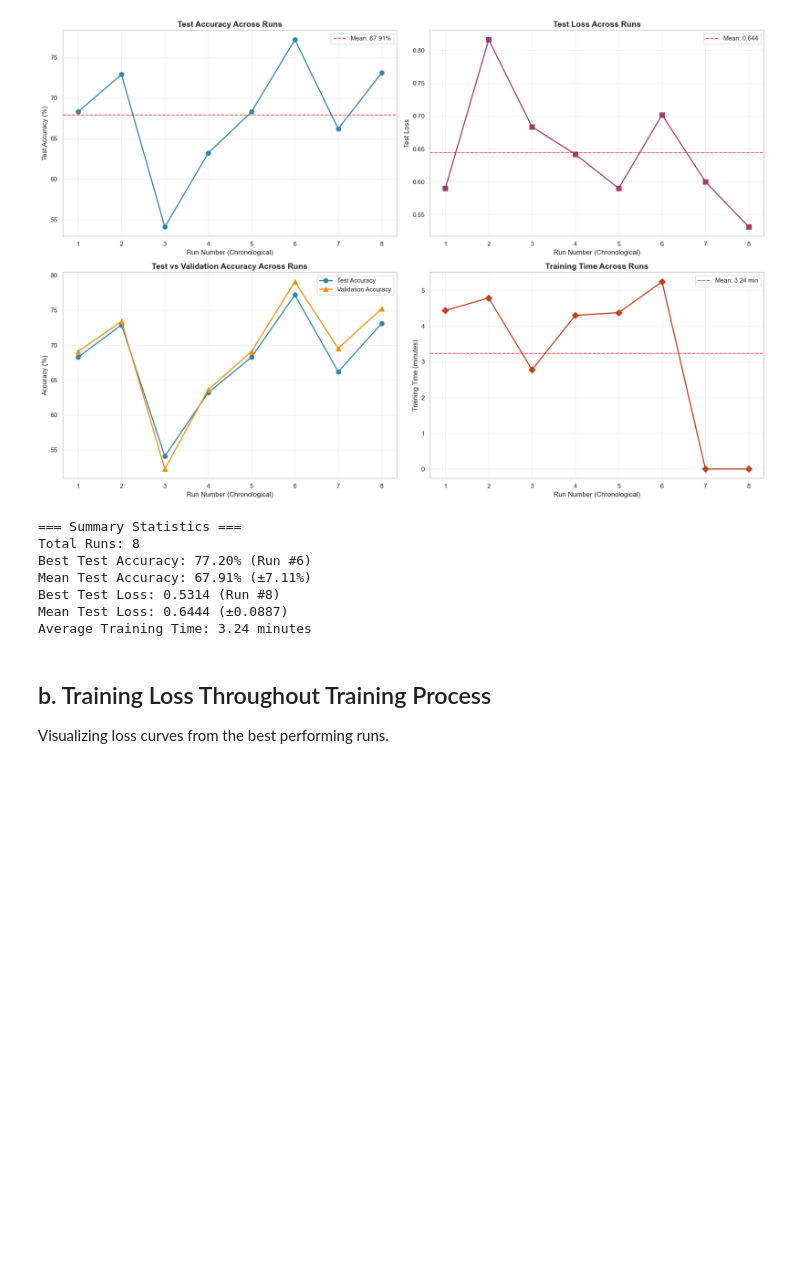
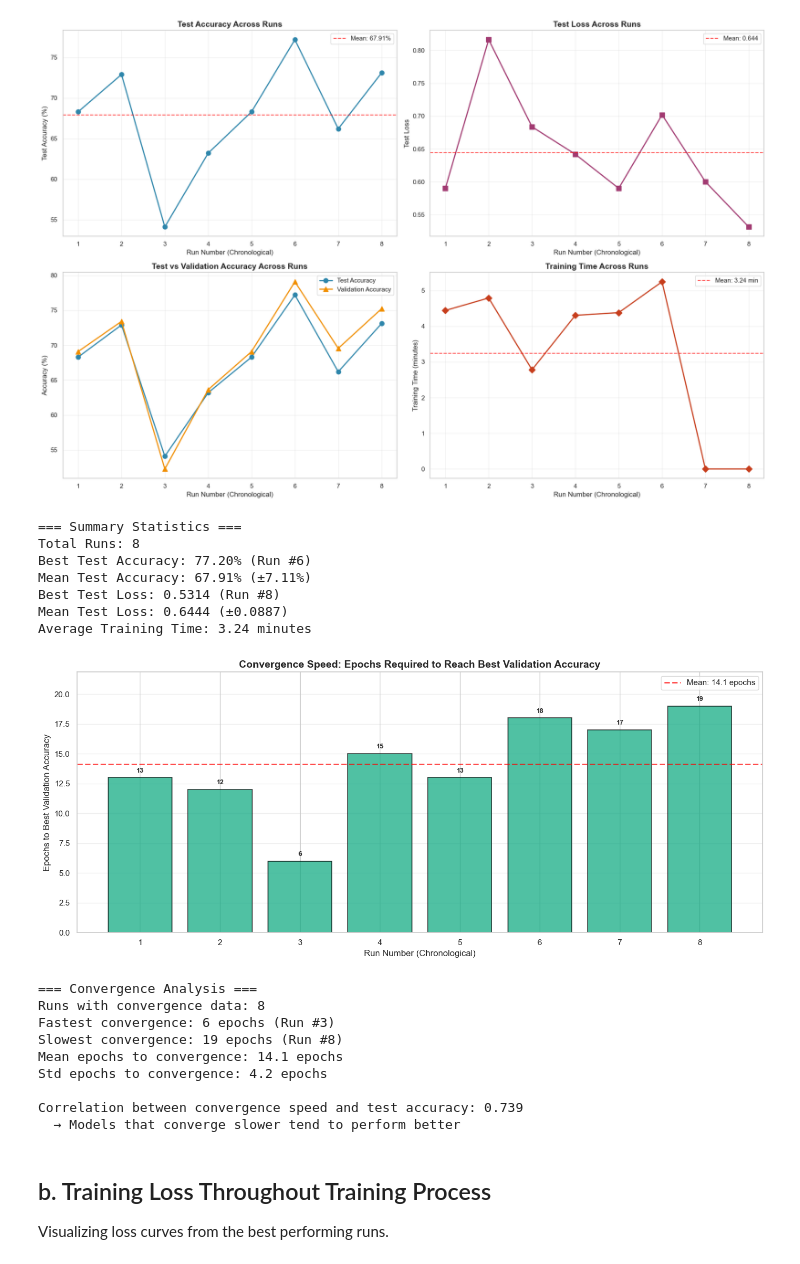
Before and after one commit to orimood/deep_hw_2, a Jupyter notebook: code/report_graphs.ipynb, the cells around one changed output. Saved outputs shown, nothing was run; the diff lists cells and outputs as text; code cells hidden in the pictures; blank space fills up the shorter version.

```diff
--- a/report_graphs.ipynb
+++ b/code/report_graphs.ipynb
@@ -156,6 +157,84 @@ Mean Test Accuracy: 67.91% (±7.11%)
 Best Test Loss: 0.5314 (Run #8)
 Mean Test Loss: 0.6444 (±0.0887)
 Average Training Time: 3.24 minutes
+# %%
+# Convergence Analysis: Epochs to Best Validation Accuracy
+fig, ax = plt.subplots(1, 1, figsize=(14, 6))
+
+# Filter runs with best_epoch data
+convergence_data = df_sorted[df_sorted['best_epoch'].notna()].copy()
+
+if not convergence_data.empty:
+    conv_run_numbers = [i+1 for i, idx in enumerate(df_sorted.index) if pd.notna(df_sorted.loc[idx, 'best_epoch'])]
+
+    # Plot epochs to convergence
+    bars = ax.bar(conv_run_numbers, convergence_data['best_epoch'],
+                   color='#06A77D', alpha=0.7, edgecolor='black', linewidth=1.2)
+
+    # Add value labels on bars
+    for i, (run_num, epochs) in enumerate(zip(conv_run_numbers, convergence_data['best_epoch'])):
+        ax.text(run_num, epochs + 0.3, f'{int(epochs)}',
+                ha='center', va='bottom', fontweight='bold', fontsize=9)
+
+    ax.set_xlabel('Run Number (Chronological)', fontsize=12)
+    ax.set_ylabel('Epochs to Best Validation Accuracy', fontsize=12)
+    ax.set_title('Convergence Speed: Epochs Required to Reach Best Validation Accuracy',
+                 fontsize=14, fontweight='bold')
+    ax.grid(True, alpha=0.3, axis='y')
+    ax.set_xticks(conv_run_numbers)
+
+    # Add mean line
+    mean_epochs = convergence_data['best_epoch'].mean()
+    ax.axhline(mean_epochs, color='red', linestyle='--', linewidth=2, alpha=0.7,
+               label=f'Mean: {mean_epochs:.1f} epochs')
+    ax.legend(fontsize=11)
+
+    # Set y-axis to start from 0
+    ax.set_ylim(0, convergence_data['best_epoch'].max() * 1.15)
+
+    plt.tight_layout()
+    plt.savefig('../results/convergence_speed.png', dpi=300, bbox_inches='tight')
+    plt.show()
+
+    # Print convergence statistics
+    print("\n=== Convergence Analysis ===")
+    print(f"Runs with convergence data: {len(convergence_data)}")
+    print(f"Fastest convergence: {convergence_data['best_epoch'].min():.0f} epochs (Run #{conv_run_numbers[convergence_data['best_epoch'].argmin()]})")
+    print(f"Slowest convergence: {convergence_data['best_epoch'].max():.0f} epochs (Run #{conv_run_numbers[convergence_data['best_epoch'].argmax()]})")
+    print(f"Mean epochs to convergence: {mean_epochs:.1f} epochs")
+    print(f"Std epochs to convergence: {convergence_data['best_epoch'].std():.1f} epochs")
+
+    # Show correlation between convergence speed and final performance
+    if len(convergence_data) > 2:
+        correlation = convergence_data[['best_epoch', 'test_acc']].corr().iloc[0, 1]
+        print(f"\nCorrelation between convergence speed and test accuracy: {correlation:.3f}")
+        if correlation < -0.3:
+            print("  → Models that converge faster tend to perform better")
+        elif correlation > 0.3:
+            print("  → Models that converge slower tend to perform better")
+        else:
+            print("  → No strong correlation between convergence speed and performance")
+else:
+    ax.text(0.5, 0.5, 'No convergence epoch data available',
+            ha='center', va='center', transform=ax.transAxes, fontsize=14)
+    ax.set_xlabel('Run Number', fontsize=12)
+    ax.set_ylabel('Epochs to Best Validation Accuracy', fontsize=12)
+    ax.set_title('Convergence Speed: Epochs Required to Reach Best Validation Accuracy',
+                 fontsize=14, fontweight='bold')
+    plt.tight_layout()
+    plt.show()
+    print("\nNo convergence epoch data available in the runs.")
+# %% [output]
+[figure, added]
+=== Convergence Analysis ===
+Runs with convergence data: 8
+Fastest convergence: 6 epochs (Run #3)
+Slowest convergence: 19 epochs (Run #8)
+Mean epochs to convergence: 14.1 epochs
+Std epochs to convergence: 4.2 epochs
+
+Correlation between convergence speed and test accuracy: 0.739
+  → Models that converge slower tend to perform better
 # %% [markdown]
 ## b. Training Loss Throughout Training Process
 
```
Also changed, not shown: parts of 7 cells of this notebook, 11 other files.
